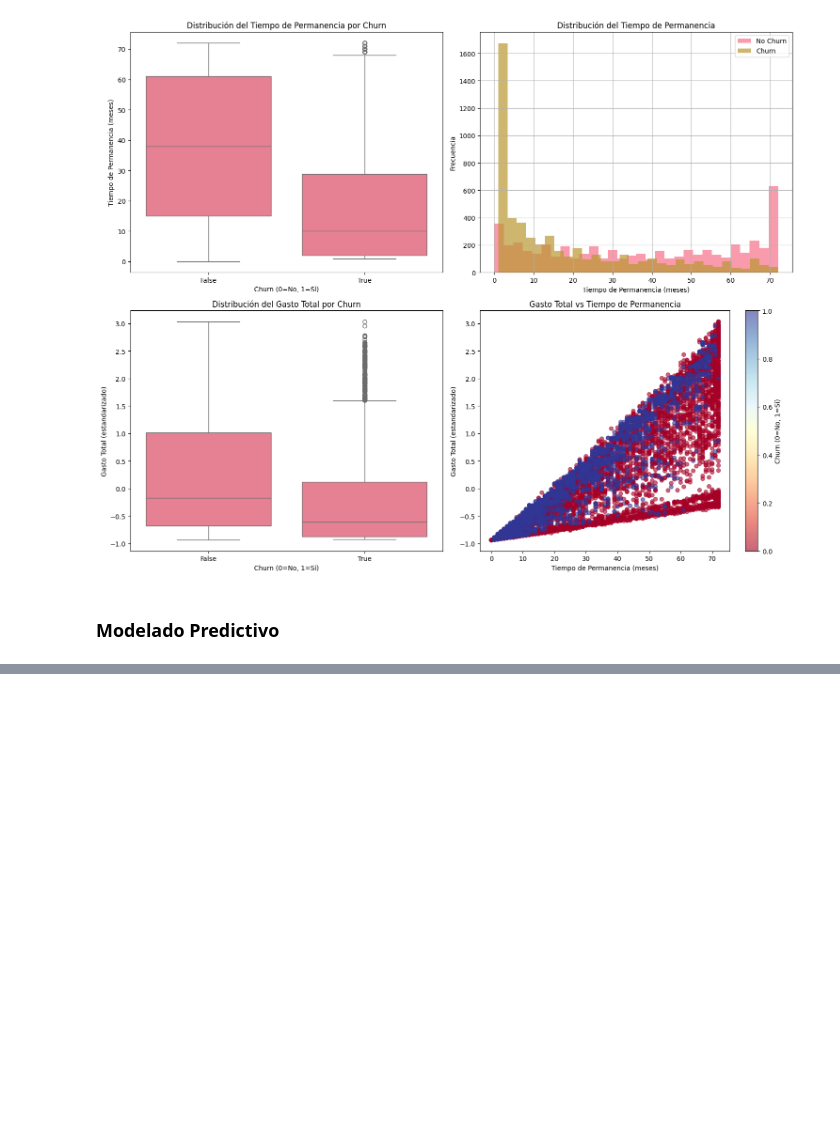
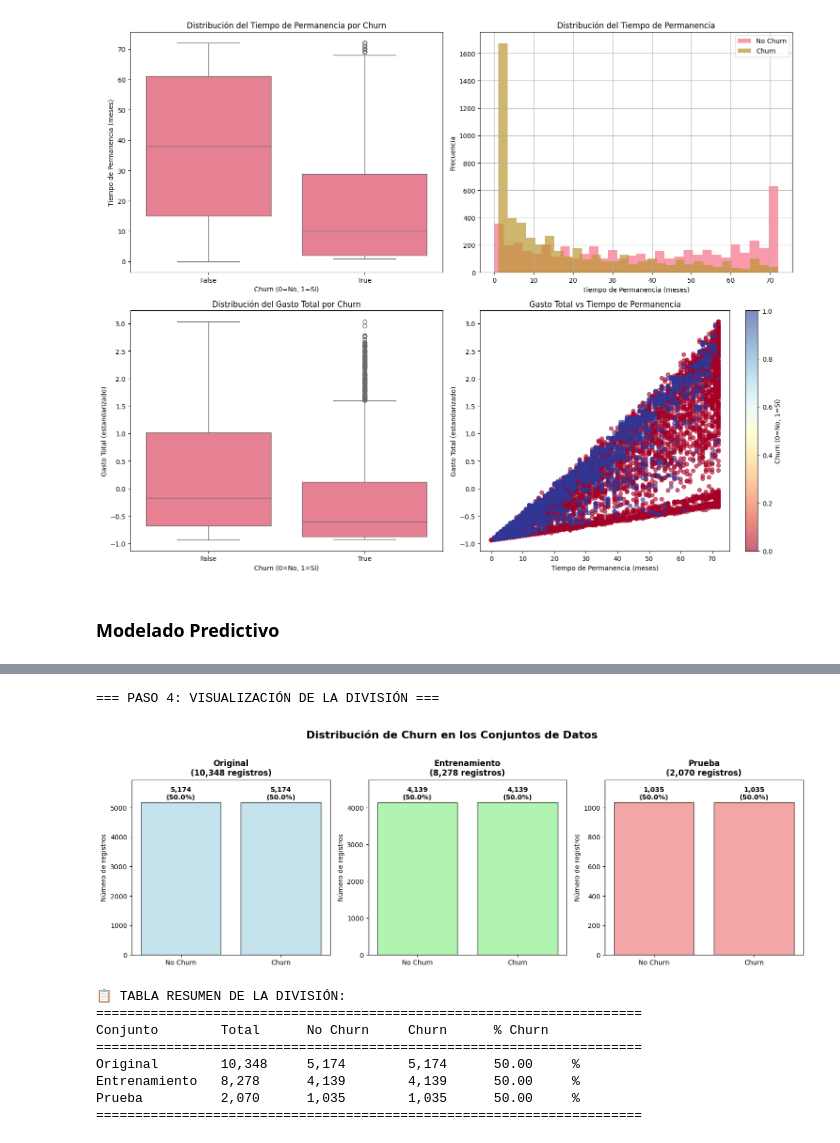
Before and after one commit to Smejia2002/telecomX_prediction, a Jupyter notebook: notebooks/telecomX_parte2.ipynb, the cells around one changed output, grey strips where cells are left out. Saved outputs shown, nothing was run; the diff lists cells and outputs as text; code cells hidden in the pictures; blank space fills up the shorter version.

```diff
--- a/notebooks/telecomX_parte2.ipynb
+++ b/notebooks/telecomX_parte2.ipynb
@@ -267,0 +432,66 @@ plt.show()
+# %%
+# PASO 4: VISUALIZACIÓN DE LA DIVISIÓN
+
+import matplotlib.pyplot as plt
+import numpy as np
+
+print("\n=== PASO 4: VISUALIZACIÓN DE LA DIVISIÓN ===")
+
+# Crear visualización
+fig, axes = plt.subplots(1, 3, figsize=(15, 5))
+
+# Datos para los gráficos
+conjuntos = ['Original', 'Entrenamiento', 'Prueba']
+y_sets = [y, y_train, y_test]
+colores = ['lightblue', 'lightgreen', 'lightcoral']
+
+for i, (conjunto, y_data, color) in enumerate(zip(conjuntos, y_sets, colores)):
+    # Calcular distribución
+    valores = y_data.value_counts().sort_index()
+    labels = ['No Churn', 'Churn']
+
+    # Crear gráfico de barras
+    bars = axes[i].bar(labels, valores, color=color, alpha=0.7, edgecolor='black')
+    axes[i].set_title(f'{conjunto}\n({len(y_data):,} registros)', fontweight='bold')
+    axes[i].set_ylabel('Número de registros')
+
+    # Agregar valores en las barras
+    for bar, valor in zip(bars, valores):
+        height = bar.get_height()
+        axes[i].text(bar.get_x() + bar.get_width()/2., height + height*0.01,
+                    f'{valor:,}\n({valor/len(y_data)*100:.1f}%)',
+                    ha='center', va='bottom', fontweight='bold')
+
+    # Configurar límites del eje y
+    axes[i].set_ylim(0, max(valores) * 1.15)
+
+plt.suptitle('Distribución de Churn en los Conjuntos de Datos', fontsize=16, fontweight='bold', y=1.02)
+plt.tight_layout()
+plt.show()
+
+# Tabla resumen
+print("\n📋 TABLA RESUMEN DE LA DIVISIÓN:")
+print("=" * 70)
+print(f"{'Conjunto':<15} {'Total':<10} {'No Churn':<12} {'Churn':<10} {'% Churn':<10}")
+print("=" * 70)
+
+for nombre, y_data in [('Original', y), ('Entrenamiento', y_train), ('Prueba', y_test)]:
+    total = len(y_data)
+    no_churn = sum(y_data == 0)
+    churn = sum(y_data == 1)
+    pct_churn = (churn / total) * 100
+
+    print(f"{nombre:<15} {total:<10,} {no_churn:<12,} {churn:<10,} {pct_churn:<10.2f}%")
+
+print("=" * 70)
+# %% [output]
+=== PASO 4: VISUALIZACIÓN DE LA DIVISIÓN ===
+[figure, added]
+📋 TABLA RESUMEN DE LA DIVISIÓN:
+======================================================================
+Conjunto        Total      No Churn     Churn      % Churn
+======================================================================
+Original        10,348     5,174        5,174      50.00     %
+Entrenamiento   8,278      4,139        4,139      50.00     %
+Prueba          2,070      1,035        1,035      50.00     %
+======================================================================
```
Also changed, not shown: parts of 18 cells of this notebook.
